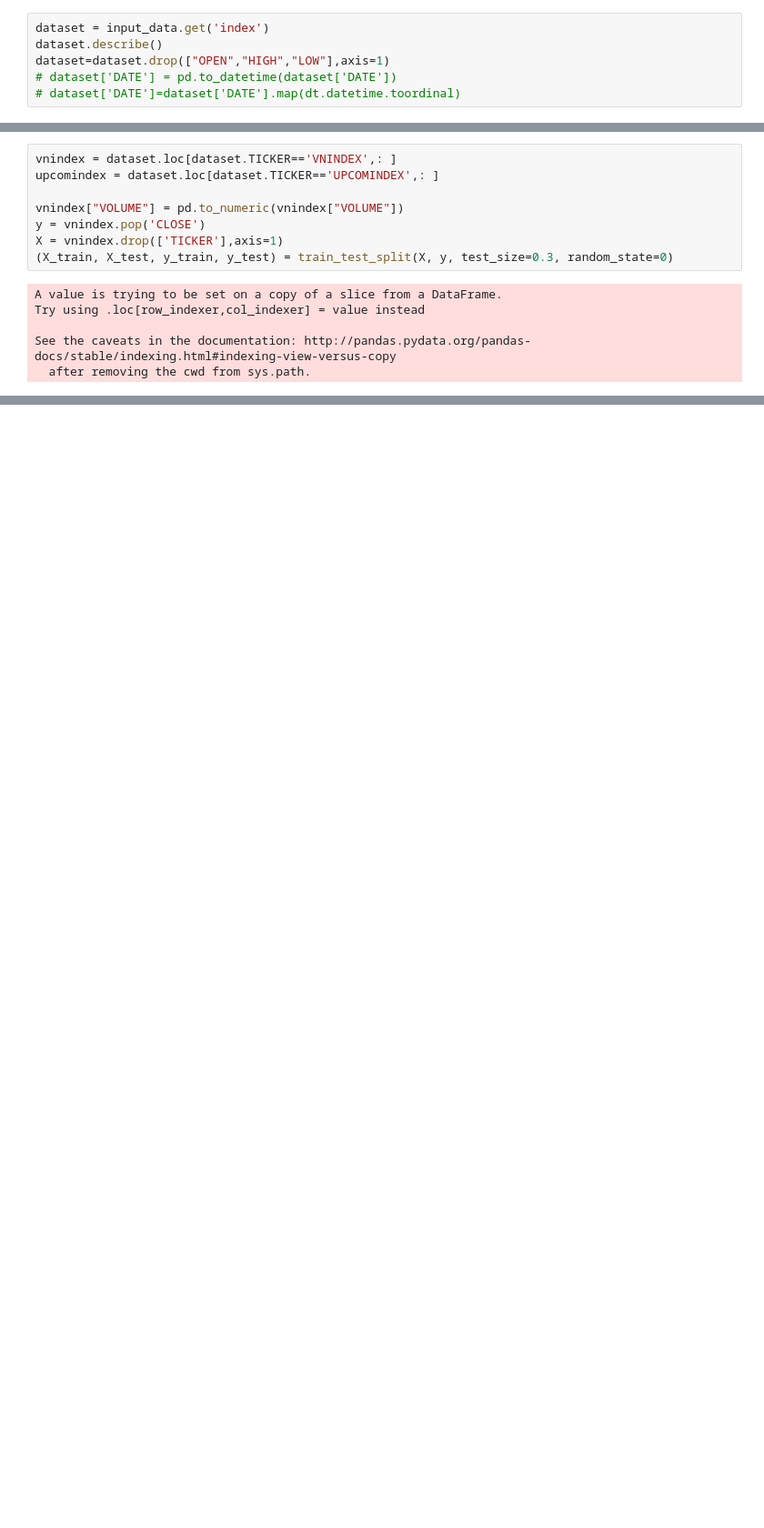
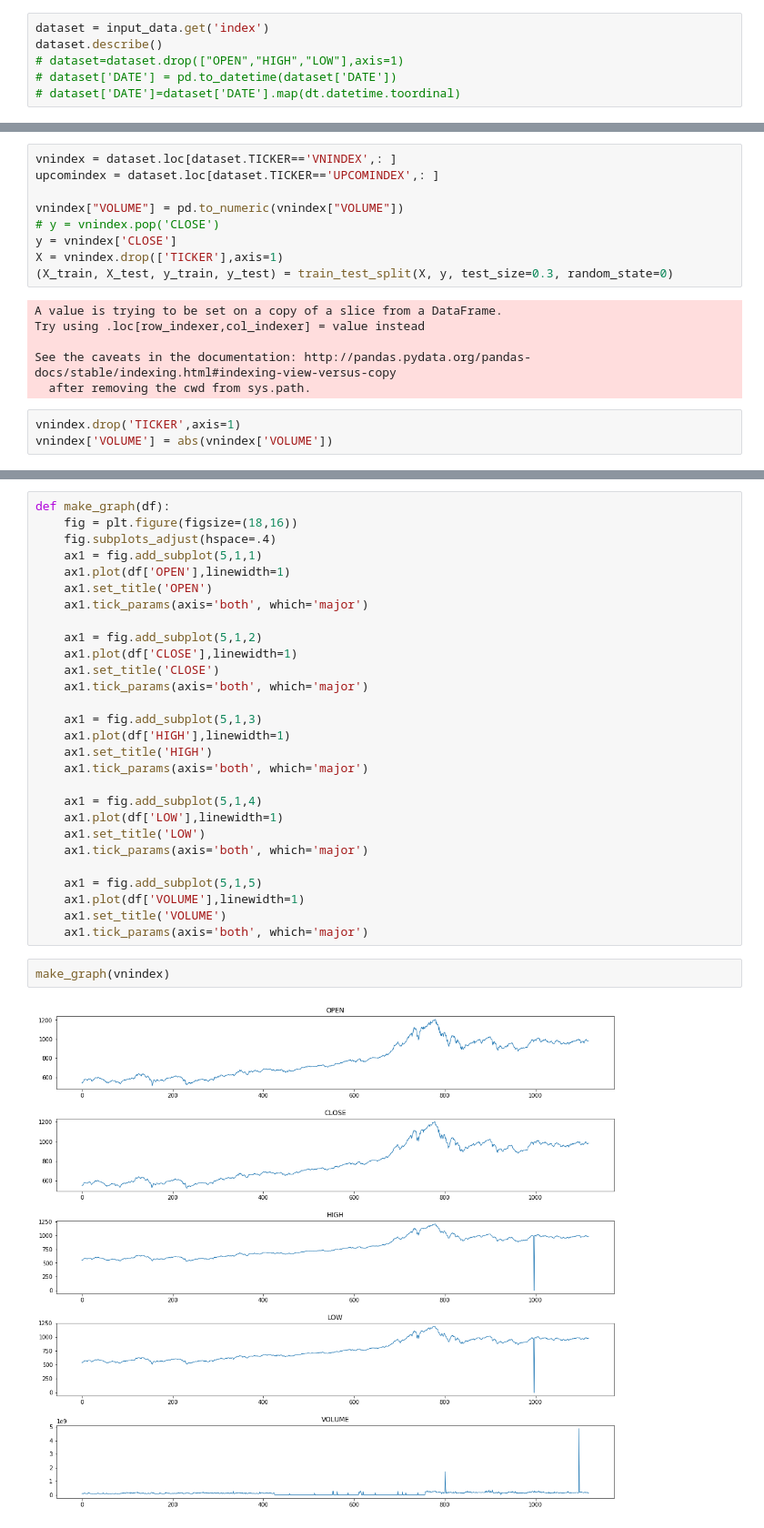
Before and after one commit to phamduyhk/stock-info, a Jupyter notebook: notebook/lstm.ipynb, the cells around one changed output, grey strips where cells are left out. Shown: that part at 91% size. Saved outputs shown, nothing was run; the diff lists cells and outputs as text; blank space fills up the shorter version.

```diff
--- a/notebook/lstm.ipynb
+++ b/notebook/lstm.ipynb
@@ -54,6 +64,6 @@ input_data = instance.read_excel(paths)
 # %%
 dataset = input_data.get('index')
 dataset.describe()
-dataset=dataset.drop(["OPEN","HIGH","LOW"],axis=1)
+# dataset=dataset.drop(["OPEN","HIGH","LOW"],axis=1)
 # dataset['DATE'] = pd.to_datetime(dataset['DATE'])
 # dataset['DATE']=dataset['DATE'].map(dt.datetime.toordinal)
@@ -62,7 +82,8 @@ vnindex = dataset.loc[dataset.TICKER=='VNINDEX',: ]
 upcomindex = dataset.loc[dataset.TICKER=='UPCOMINDEX',: ]
 
 vnindex["VOLUME"] = pd.to_numeric(vnindex["VOLUME"])
-y = vnindex.pop('CLOSE')
+# y = vnindex.pop('CLOSE')
+y = vnindex['CLOSE']
 X = vnindex.drop(['TICKER'],axis=1)
 (X_train, X_test, y_train, y_test) = train_test_split(X, y, test_size=0.3, random_state=0)
 # %% [output]
@@ -71,3 +92,6 @@ Try using .loc[row_indexer,col_indexer] = value instead
 
 See the caveats in the documentation: http://pandas.pydata.org/pandas-docs/stable/indexing.html#indexing-view-versus-copy
   after removing the cwd from sys.path.
+# %%
+vnindex.drop('TICKER',axis=1)
+vnindex['VOLUME'] = abs(vnindex['VOLUME'])
@@ -74 +103,33 @@ See the caveats in the documentation: http://pandas.pydata.org/pandas-docs/stabl
+# %%
+def make_graph(df):
+    fig = plt.figure(figsize=(18,16))
+    fig.subplots_adjust(hspace=.4)
+    ax1 = fig.add_subplot(5,1,1)
+    ax1.plot(df['OPEN'],linewidth=1)
+    ax1.set_title('OPEN')
+    ax1.tick_params(axis='both', which='major')
+
+    ax1 = fig.add_subplot(5,1,2)
+    ax1.plot(df['CLOSE'],linewidth=1)
+    ax1.set_title('CLOSE')
+    ax1.tick_params(axis='both', which='major')
+
+    ax1 = fig.add_subplot(5,1,3)
+    ax1.plot(df['HIGH'],linewidth=1)
+    ax1.set_title('HIGH')
+    ax1.tick_params(axis='both', which='major')
+
+    ax1 = fig.add_subplot(5,1,4)
+    ax1.plot(df['LOW'],linewidth=1)
+    ax1.set_title('LOW')
+    ax1.tick_params(axis='both', which='major')
+
+    ax1 = fig.add_subplot(5,1,5)
+    ax1.plot(df['VOLUME'],linewidth=1)
+    ax1.set_title('VOLUME')
+    ax1.tick_params(axis='both', which='major')
+# %%
+make_graph(vnindex)
+# %% [output]
+[figure, added]
 # %%
```
Also changed, not shown: parts of 21 cells of this notebook, 21 other files.
